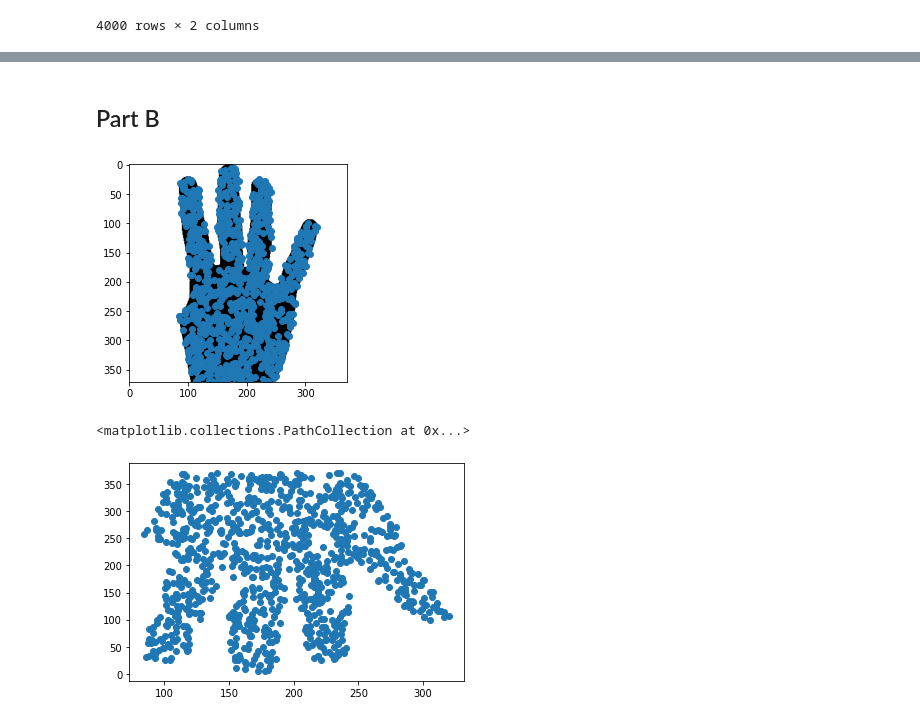
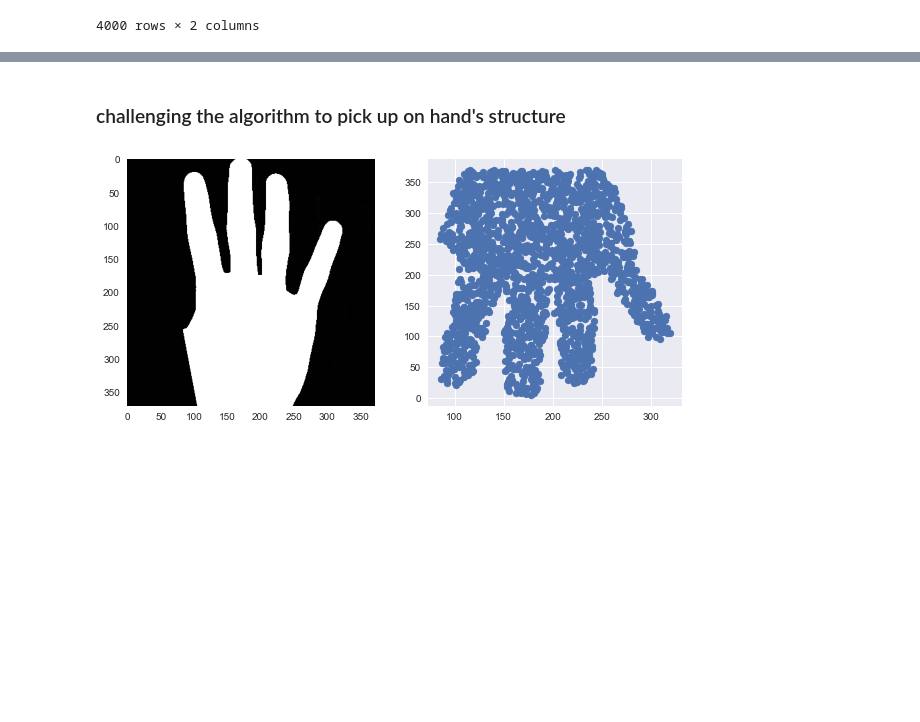
Before and after one commit to Israel0545488592/NeuralComputing2, a Jupyter notebook: Main_program .ipynb, the cells around one changed output, grey strips where cells are left out. Cells and saved outputs as stored; diff of their text form; code cells hidden in the pictures; blank space fills up the shorter version.

Commit message:
starting part B

```diff
--- a/Main_program .ipynb
+++ b/Main_program .ipynb
@@ -141,14 +141,15 @@ iteration: 24000
 iteration: 28000
-# %% [markdown]
-## Part B
+# %% [markdown]
+### challenging the algorithm to pick up on hand's structure
 # %%
-dataB = genData.create_B(size=1000,seed=seed,img="hand1.png")
-img = cv2.imread("hand1.png",cv2.IMREAD_GRAYSCALE)
-plt.imshow(img,cmap="gray")
-plt.scatter(dataB[:,0],dataB[:,1])
+data = genData.create_B(size = 2000,seed=seed, img = "data/hand1.png")
+img = cv2.imread("data/hand1.png", cv2.IMREAD_GRAYSCALE)
+plt.figure(figsize = (10, 10))
+plt.subplot(2,2,1)
+plt.imshow(img)
+plt.grid(False)
+plt.subplot(2,2,2)
+plt.scatter(data[:,0], data[:,1])
 plt.show()
-plt.scatter(dataB[:,0],dataB[:,1])
 # %% [output]
-[figure, old version]
+[figure, new version]
-<matplotlib.collections.PathCollection at 0x...>
-[figure, removed]
```
Also changed, not shown: parts of 5 cells of this notebook.
